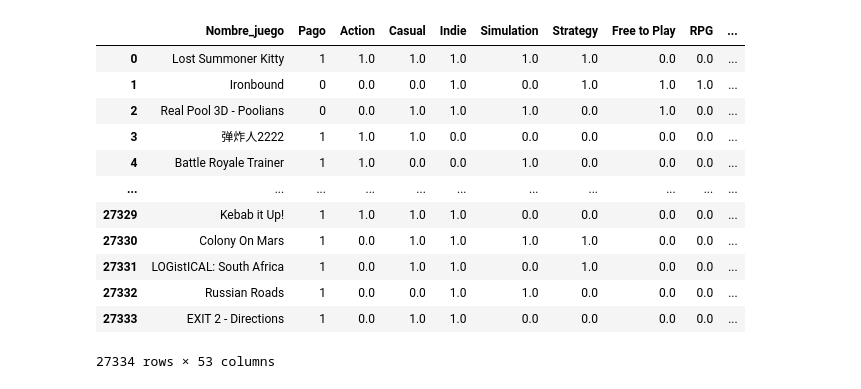
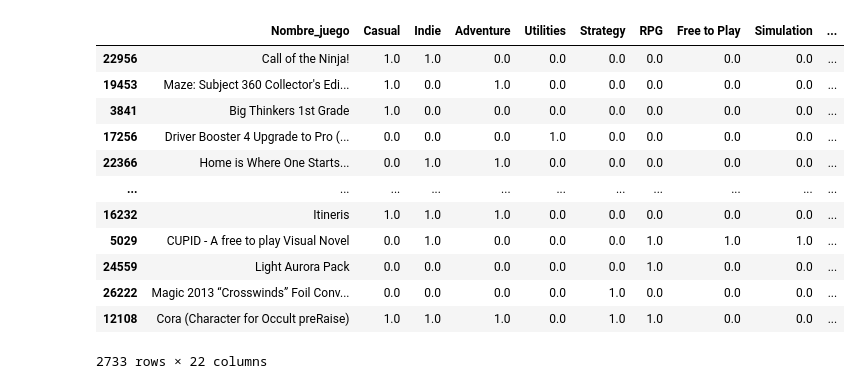
Before and after one commit to MarceloAtencio/Videogames_Project, a Jupyter notebook: ETL/03 - Dataframe para funciones/Dataframe_ML.ipynb, the cells around one changed output. Cells and saved outputs as stored; diff of their text form; code cells hidden in the pictures.

```diff
--- a/ETL/03 - Dataframe para funciones/Dataframe_ML.ipynb
+++ b/ETL/03 - Dataframe para funciones/Dataframe_ML.ipynb
@@ -17,6 +17,6 @@ df.head()
 | 3 | 3 | 767400 | 弹炸人2222 | ['Action', 'Adventure', 'Casual'] | 2017 | ['Single-player'] | 1 |
 | 4 | 5 | 772540 | Battle Royale Trainer | ['Action', 'Adventure', 'Simulati... | 2018 | ['Single-player', 'Steam Achievem... | 1 |
 # %%
-Juegos = df[["Id_juego", "Nombre_juego", "Genero", "Formato", "Pago"]]
+Juegos = df[["Id_juego", "Nombre_juego", "Genero",]]
 Juegos.head()
 # %% [output]
@@ -37,0 +33,3 @@ dtype: object
+# %%
+Juegos_muestra = Juegos.sample(frac=0.10, random_state=22)
+Juegos_muestra
@@ -38,4 +50,3 @@ dtype: object
 # %%
 # Convertir las cadenas que representan listas a listas reales
-Juegos['Genero'] = Juegos['Genero'].apply(ast.literal_eval)
-Juegos['Formato'] = Juegos['Formato'].apply(ast.literal_eval)
+Juegos_muestra['Genero'] = Juegos_muestra['Genero'].apply(ast.literal_eval)
@@ -53,29 +53,28 @@ See the caveats in the documentation: https://pandas.pydata.org/pandas-docs/stab
 # %%
 # Aplicar one-hot encoding a las columnas 'Genero' y 'Formato'
-df_expandido_genero = Juegos['Genero'].apply(lambda x: pd.Series(1, x)).fillna(0)
-df_expandido_formato = Juegos['Formato'].apply(lambda x: pd.Series(1, x)).fillna(0)
+df_expandido_genero = Juegos_muestra['Genero'].apply(lambda x: pd.Series(1, x)).fillna(0)
 
 # Eliminar las columnas originales 'Genero' y 'Formato'
-Juegos = Juegos.drop(['Id_juego','Genero', 'Formato'], axis=1)
+Juegos_muestra = Juegos_muestra.drop(['Id_juego', 'Genero'], axis=1)
 
 # Combina el DataFrame expandido con el original
-Juego_resultado = pd.concat([Juegos, df_expandido_genero, df_expandido_formato], axis=0)
+Juego_resultado = pd.concat([Juegos_muestra, df_expandido_genero], axis=1)
 
 Juego_resultado
 # %% [output]
-|  | Nombre_juego | Pago | Action | Casual | Indie | Simulation | Strategy | Free to Play | RPG | ... |
-| 0 | Lost Summoner Kitty | 1 | 1.0 | 1.0 | 1.0 | 1.0 | 1.0 | 0.0 | 0.0 | ... |
-| 1 | Ironbound | 0 | 0.0 | 0.0 | 1.0 | 0.0 | 1.0 | 1.0 | 1.0 | ... |
-| 2 | Real Pool 3D - Poolians | 0 | 0.0 | 1.0 | 1.0 | 1.0 | 0.0 | 1.0 | 0.0 | ... |
-| 3 | 弹炸人2222 | 1 | 1.0 | 1.0 | 0.0 | 0.0 | 0.0 | 0.0 | 0.0 | ... |
-| 4 | Battle Royale Trainer | 1 | 1.0 | 0.0 | 0.0 | 1.0 | 0.0 | 0.0 | 0.0 | ... |
+|  | Nombre_juego | Casual | Indie | Adventure | Utilities | Strategy | RPG | Free to Play | Simulation | ... |
+| 22956 | Call of the Ninja! | 1.0 | 1.0 | 0.0 | 0.0 | 0.0 | 0.0 | 0.0 | 0.0 | ... |
+| 19453 | Maze: Subject 360 Collector's Edi... | 1.0 | 0.0 | 1.0 | 0.0 | 0.0 | 0.0 | 0.0 | 0.0 | ... |
+| 3841 | Big Thinkers 1st Grade | 1.0 | 0.0 | 0.0 | 0.0 | 0.0 | 0.0 | 0.0 | 0.0 | ... |
+| 17256 | Driver Booster 4 Upgrade to Pro (... | 0.0 | 0.0 | 0.0 | 1.0 | 0.0 | 0.0 | 0.0 | 0.0 | ... |
+| 22366 | Home is Where One Starts... | 0.0 | 1.0 | 1.0 | 0.0 | 0.0 | 0.0 | 0.0 | 0.0 | ... |
 | ... | ... | ... | ... | ... | ... | ... | ... | ... | ... | ... |
-| 27329 | Kebab it Up! | 1 | 1.0 | 1.0 | 1.0 | 0.0 | 0.0 | 0.0 | 0.0 | ... |
-| 27330 | Colony On Mars | 1 | 0.0 | 1.0 | 1.0 | 1.0 | 1.0 | 0.0 | 0.0 | ... |
-| 27331 | LOGistICAL: South Africa | 1 | 0.0 | 1.0 | 1.0 | 0.0 | 1.0 | 0.0 | 0.0 | ... |
-| 27332 | Russian Roads | 1 | 0.0 | 0.0 | 1.0 | 1.0 | 0.0 | 0.0 | 0.0 | ... |
-| 27333 | EXIT 2 - Directions | 1 | 0.0 | 1.0 | 1.0 | 0.0 | 0.0 | 0.0 | 0.0 | ... |
+| 16232 | Itineris | 1.0 | 1.0 | 1.0 | 0.0 | 0.0 | 0.0 | 0.0 | 0.0 | ... |
+| 5029 | CUPID - A free to play Visual Novel | 0.0 | 1.0 | 0.0 | 0.0 | 0.0 | 1.0 | 1.0 | 1.0 | ... |
+| 24559 | Light Aurora Pack | 0.0 | 0.0 | 0.0 | 0.0 | 0.0 | 1.0 | 0.0 | 0.0 | ... |
+| 26222 | Magic 2013 “Crosswinds” Foil Conv... | 0.0 | 0.0 | 0.0 | 0.0 | 1.0 | 0.0 | 0.0 | 0.0 | ... |
+| 12108 | Cora (Character for Occult preRaise) | 1.0 | 1.0 | 1.0 | 0.0 | 1.0 | 1.0 | 0.0 | 0.0 | ... |
-27334 rows × 53 columns
+2733 rows × 22 columns
 # %%
 Juego_resultado = Juego_resultado.set_index('Nombre_juego')
 Juego_resultado
```
Also changed, not shown: parts of 13 cells of this notebook, 4 other files.
